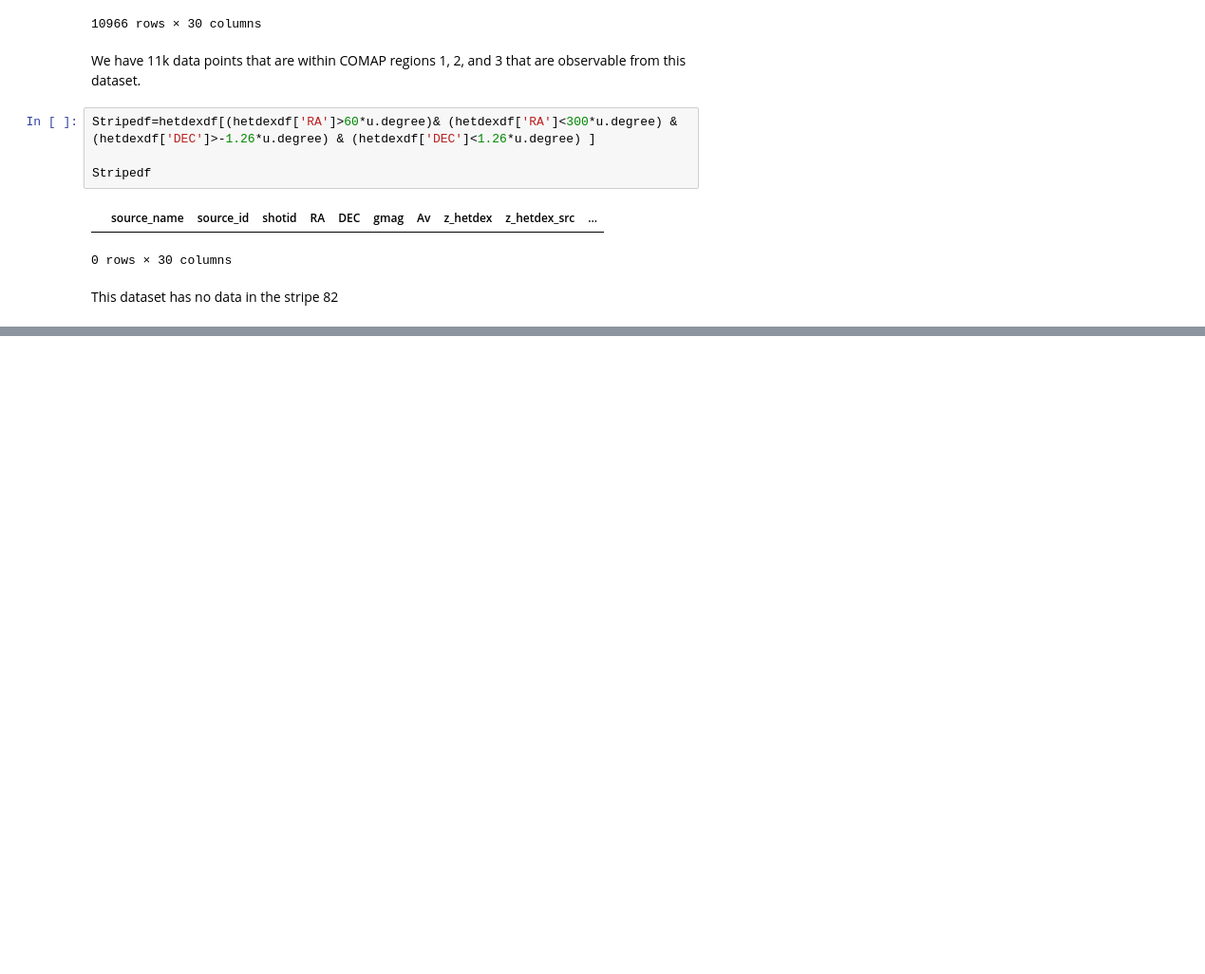
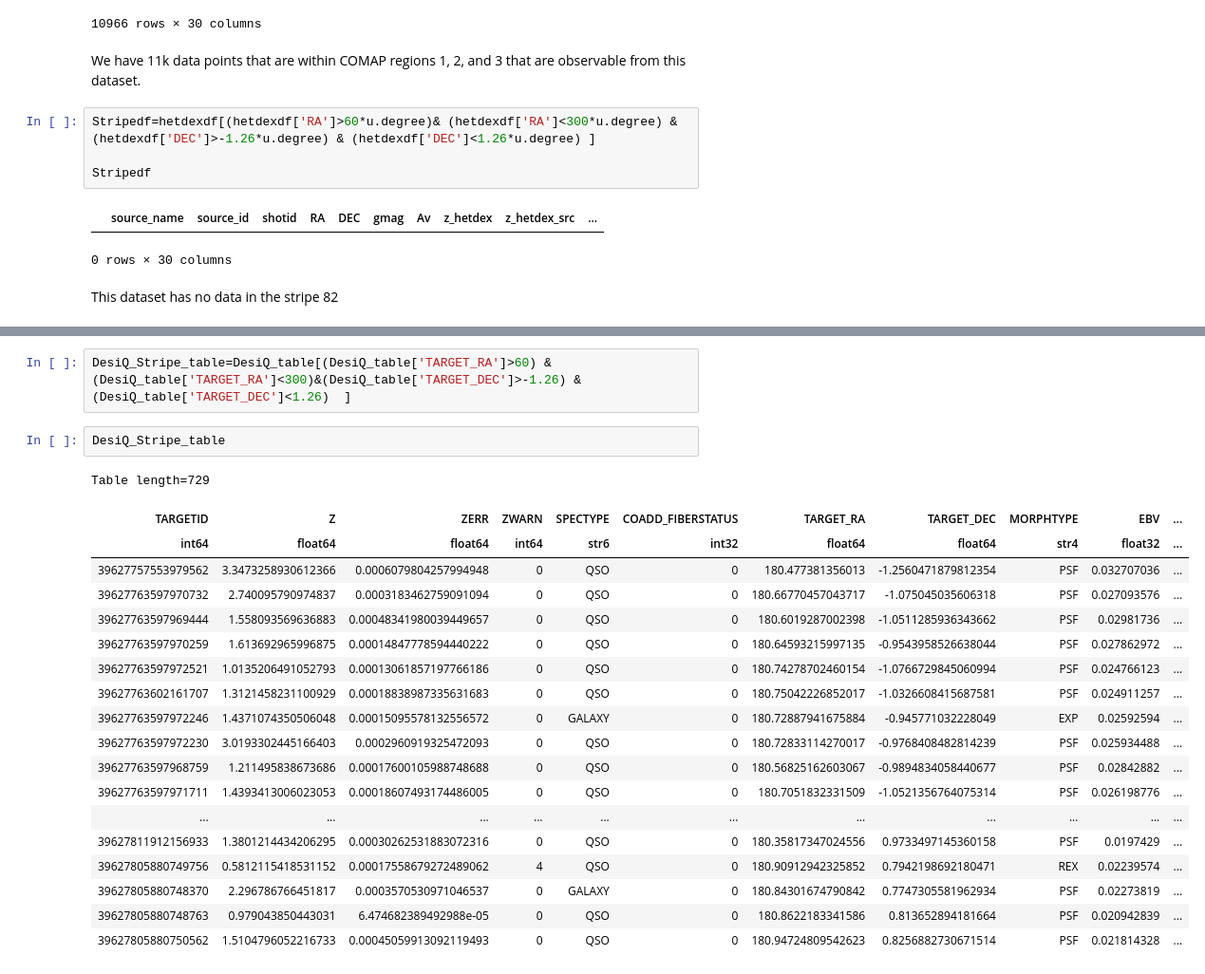
Before and after one commit to gagnierjoshua/Astronomy-ML-Kaggle-DataScience-Projects-and-Research, a Jupyter notebook: redshift-data-analysis-joshua-gagnier.ipynb, the cells around one changed output, grey strips where cells are left out. Shown at 95% size. Drawn from its saved outputs; the diff is of its cells as text; blank space fills up the shorter version.

```diff
--- a/redshift-data-analysis-joshua-gagnier.ipynb
+++ b/redshift-data-analysis-joshua-gagnier.ipynb
@@ -140,0 +320,24 @@ This dataset has no data in the stripe 82
+# %%
+DesiQ_Stripe_table=DesiQ_table[(DesiQ_table['TARGET_RA']>60) & (DesiQ_table['TARGET_RA']<300)&(DesiQ_table['TARGET_DEC']>-1.26) & (DesiQ_table['TARGET_DEC']<1.26)  ]
+# %%
+DesiQ_Stripe_table
+# %% [output]
+Table length=729
+| TARGETID | Z | ZERR | ZWARN | SPECTYPE | COADD_FIBERSTATUS | TARGET_RA | TARGET_DEC | MORPHTYPE | EBV | ... |
+| int64 | float64 | float64 | int64 | str6 | int32 | float64 | float64 | str4 | float32 | ... |
+| 39627757553979562 | 3.3473258930612366 | 0.0006079804257994948 | 0 | QSO | 0 | 180.477381356013 | -1.2560471879812354 | PSF | 0.032707036 | ... |
+| 39627763597970732 | 2.740095790974837 | 0.0003183462759091094 | 0 | QSO | 0 | 180.66770457043717 | -1.075045035606318 | PSF | 0.027093576 | ... |
+| 39627763597969444 | 1.558093569636883 | 0.00048341980039449657 | 0 | QSO | 0 | 180.6019287002398 | -1.0511285936343662 | PSF | 0.02981736 | ... |
+| 39627763597970259 | 1.613692965996875 | 0.00014847778594440222 | 0 | QSO | 0 | 180.64593215997135 | -0.9543958526638044 | PSF | 0.027862972 | ... |
+| 39627763597972521 | 1.0135206491052793 | 0.00013061857197766186 | 0 | QSO | 0 | 180.74278702460154 | -1.0766729845060994 | PSF | 0.024766123 | ... |
+| 39627763602161707 | 1.3121458231100929 | 0.00018838987335631683 | 0 | QSO | 0 | 180.75042226852017 | -1.0326608415687581 | PSF | 0.024911257 | ... |
+| 39627763597972246 | 1.4371074350506048 | 0.00015095578132556572 | 0 | GALAXY | 0 | 180.72887941675884 | -0.945771032228049 | EXP | 0.02592594 | ... |
+| 39627763597972230 | 3.0193302445166403 | 0.0002960919325472093 | 0 | QSO | 0 | 180.72833114270017 | -0.9768408482814239 | PSF | 0.025934488 | ... |
+| 39627763597968759 | 1.211495838673686 | 0.00017600105988748688 | 0 | QSO | 0 | 180.56825162603067 | -0.9894834058440677 | PSF | 0.02842882 | ... |
+| 39627763597971711 | 1.4393413006023053 | 0.00018607493174486005 | 0 | QSO | 0 | 180.7051832331509 | -1.0521356764075314 | PSF | 0.026198776 | ... |
+| ... | ... | ... | ... | ... | ... | ... | ... | ... | ... | ... |
+| 39627811912156933 | 1.3801214434206295 | 0.00030262531883072316 | 0 | QSO | 0 | 180.35817347024556 | 0.9733497145360158 | PSF | 0.0197429 | ... |
+| 39627805880749756 | 0.5812115418531152 | 0.00017558679272489062 | 4 | QSO | 0 | 180.90912942325852 | 0.7942198692180471 | REX | 0.02239574 | ... |
+| 39627805880748370 | 2.296786766451817 | 0.0003570530971046537 | 0 | GALAXY | 0 | 180.84301674790842 | 0.7747305581962934 | PSF | 0.02273819 | ... |
+| 39627805880748763 | 0.979043850443031 | 6.474682389492988e-05 | 0 | QSO | 0 | 180.8622183341586 | 0.813652894181664 | PSF | 0.020942839 | ... |
+| 39627805880750562 | 1.5104796052216733 | 0.00045059913092119493 | 0 | QSO | 0 | 180.94724809542623 | 0.8256882730671514 | PSF | 0.021814328 | ... |
```
Also changed, not shown: parts of 18 cells of this notebook.
